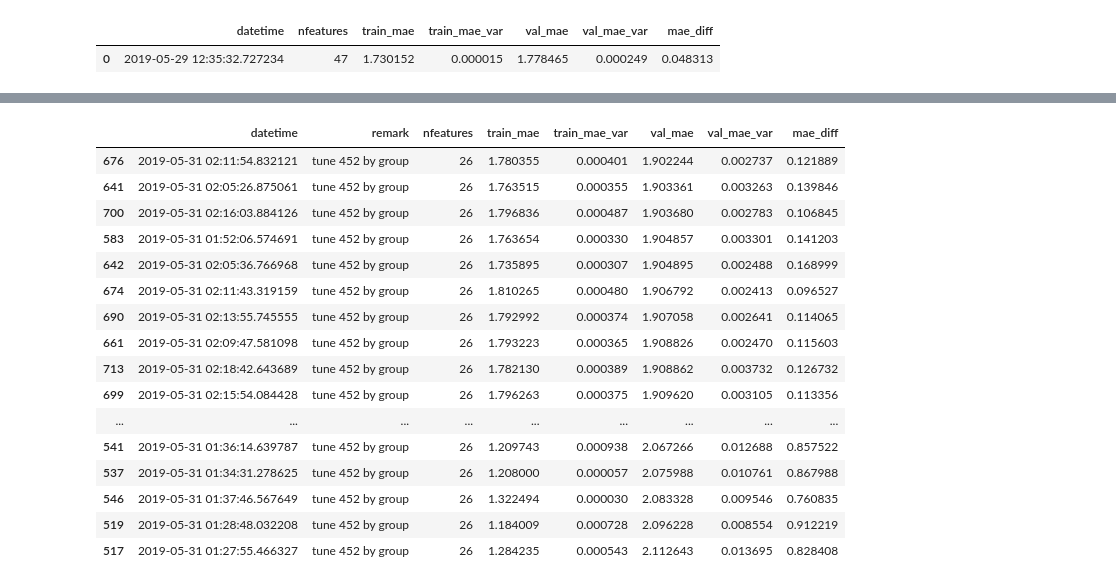
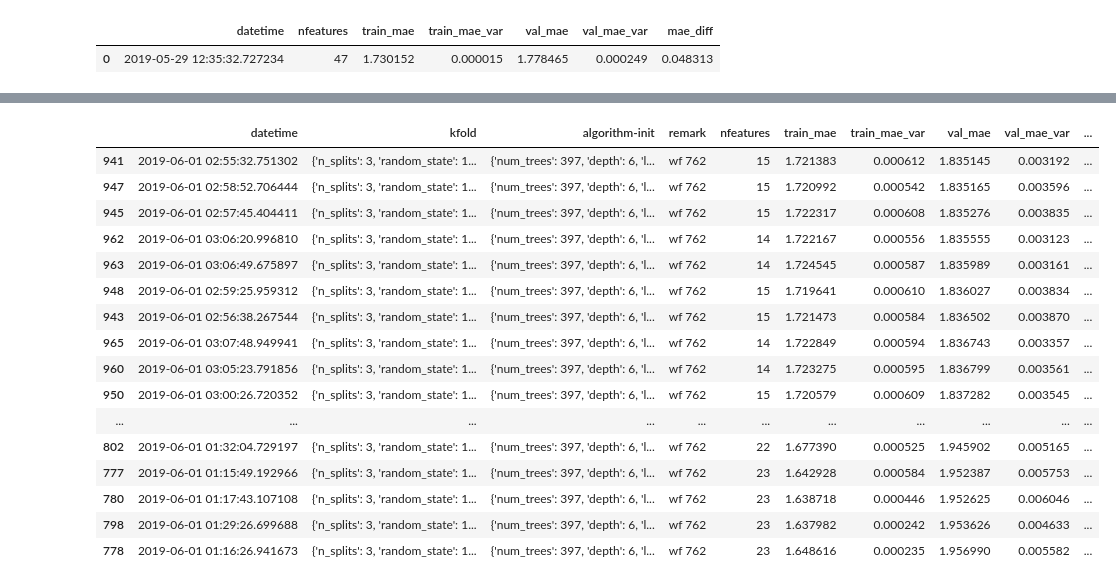
Before and after one commit to arhow/LANLEarthquakePrediction2019, a Jupyter notebook: try-spec-feats.ipynb, the cells around one changed output, grey strips where cells are left out. Cells and saved outputs as stored; diff of their text form; code cells hidden in the pictures.

```diff
--- a/try-spec-feats.ipynb
+++ b/try-spec-feats.ipynb
@@ -436,0 +638,6 @@ db_stacknet_pca_mfcc = DFDB('../trial/stacknet_pca_mfcc.pkl', auto_commit=False)
+# %%
+for trial_i in mytrial:
+    db_stacknet_pca_mfcc.insert(trial_i)
+df_trial = db_stacknet_pca_mfcc.select()
+df_trial['kfold'] = df_trial['param'].apply(lambda x: x['kfold'])
+df_trial['algorithm-init'] = df_trial['param'].apply(lambda x: x['algorithm']['init'])
@@ -539,20 +677,20 @@ db_stacknet_pca_mfcc.commit()
 # %%
-df_trial[(df_trial['remark']=='tune 452 by group')].sort_values(by=['val_mae'])[['datetime','remark', 'nfeatures', 'train_mae','train_mae_var','val_mae','val_mae_var','mae_diff']]
+df_trial[(df_trial['remark']=='wf 762')][['datetime','kfold','algorithm-init', 'remark', 'nfeatures', 'train_mae','train_mae_var','val_mae','val_mae_var','mae_diff']].sort_values(by=['val_mae'])
 # %% [output]
-|  | datetime | remark | nfeatures | train_mae | train_mae_var | val_mae | val_mae_var | mae_diff |
-| 676 | 2019-05-31 02:11:54.832121 | tune 452 by group | 26 | 1.780355 | 0.000401 | 1.902244 | 0.002737 | 0.121889 |
-| 641 | 2019-05-31 02:05:26.875061 | tune 452 by group | 26 | 1.763515 | 0.000355 | 1.903361 | 0.003263 | 0.139846 |
-| 700 | 2019-05-31 02:16:03.884126 | tune 452 by group | 26 | 1.796836 | 0.000487 | 1.903680 | 0.002783 | 0.106845 |
-| 583 | 2019-05-31 01:52:06.574691 | tune 452 by group | 26 | 1.763654 | 0.000330 | 1.904857 | 0.003301 | 0.141203 |
-| 642 | 2019-05-31 02:05:36.766968 | tune 452 by group | 26 | 1.735895 | 0.000307 | 1.904895 | 0.002488 | 0.168999 |
-| 674 | 2019-05-31 02:11:43.319159 | tune 452 by group | 26 | 1.810265 | 0.000480 | 1.906792 | 0.002413 | 0.096527 |
-| 690 | 2019-05-31 02:13:55.745555 | tune 452 by group | 26 | 1.792992 | 0.000374 | 1.907058 | 0.002641 | 0.114065 |
-| 661 | 2019-05-31 02:09:47.581098 | tune 452 by group | 26 | 1.793223 | 0.000365 | 1.908826 | 0.002470 | 0.115603 |
-| 713 | 2019-05-31 02:18:42.643689 | tune 452 by group | 26 | 1.782130 | 0.000389 | 1.908862 | 0.003732 | 0.126732 |
-| 699 | 2019-05-31 02:15:54.084428 | tune 452 by group | 26 | 1.796263 | 0.000375 | 1.909620 | 0.003105 | 0.113356 |
-| ... | ... | ... | ... | ... | ... | ... | ... | ... |
-| 541 | 2019-05-31 01:36:14.639787 | tune 452 by group | 26 | 1.209743 | 0.000938 | 2.067266 | 0.012688 | 0.857522 |
-| 537 | 2019-05-31 01:34:31.278625 | tune 452 by group | 26 | 1.208000 | 0.000057 | 2.075988 | 0.010761 | 0.867988 |
-| 546 | 2019-05-31 01:37:46.567649 | tune 452 by group | 26 | 1.322494 | 0.000030 | 2.083328 | 0.009546 | 0.760835 |
-| 519 | 2019-05-31 01:28:48.032208 | tune 452 by group | 26 | 1.184009 | 0.000728 | 2.096228 | 0.008554 | 0.912219 |
-| 517 | 2019-05-31 01:27:55.466327 | tune 452 by group | 26 | 1.284235 | 0.000543 | 2.112643 | 0.013695 | 0.828408 |
+|  | datetime | kfold | algorithm-init | remark | nfeatures | train_mae | train_mae_var | val_mae | val_mae_var | ... |
+| 941 | 2019-06-01 02:55:32.751302 | {'n_splits': 3, 'random_state': 1... | {'num_trees': 397, 'depth': 6, 'l... | wf 762 | 15 | 1.721383 | 0.000612 | 1.835145 | 0.003192 | ... |
+| 947 | 2019-06-01 02:58:52.706444 | {'n_splits': 3, 'random_state': 1... | {'num_trees': 397, 'depth': 6, 'l... | wf 762 | 15 | 1.720992 | 0.000542 | 1.835165 | 0.003596 | ... |
+| 945 | 2019-06-01 02:57:45.404411 | {'n_splits': 3, 'random_state': 1... | {'num_trees': 397, 'depth': 6, 'l... | wf 762 | 15 | 1.722317 | 0.000608 | 1.835276 | 0.003835 | ... |
+| 962 | 2019-06-01 03:06:20.996810 | {'n_splits': 3, 'random_state': 1... | {'num_trees': 397, 'depth': 6, 'l... | wf 762 | 14 | 1.722167 | 0.000556 | 1.835555 | 0.003123 | ... |
+| 963 | 2019-06-01 03:06:49.675897 | {'n_splits': 3, 'random_state': 1... | {'num_trees': 397, 'depth': 6, 'l... | wf 762 | 14 | 1.724545 | 0.000587 | 1.835989 | 0.003161 | ... |
+| 948 | 2019-06-01 02:59:25.959312 | {'n_splits': 3, 'random_state': 1... | {'num_trees': 397, 'depth': 6, 'l... | wf 762 | 15 | 1.719641 | 0.000610 | 1.836027 | 0.003834 | ... |
+| 943 | 2019-06-01 02:56:38.267544 | {'n_splits': 3, 'random_state': 1... | {'num_trees': 397, 'depth': 6, 'l... | wf 762 | 15 | 1.721473 | 0.000584 | 1.836502 | 0.003870 | ... |
+| 965 | 2019-06-01 03:07:48.949941 | {'n_splits': 3, 'random_state': 1... | {'num_trees': 397, 'depth': 6, 'l... | wf 762 | 14 | 1.722849 | 0.000594 | 1.836743 | 0.003357 | ... |
+| 960 | 2019-06-01 03:05:23.791856 | {'n_splits': 3, 'random_state': 1... | {'num_trees': 397, 'depth': 6, 'l... | wf 762 | 14 | 1.723275 | 0.000595 | 1.836799 | 0.003561 | ... |
+| 950 | 2019-06-01 03:00:26.720352 | {'n_splits': 3, 'random_state': 1... | {'num_trees': 397, 'depth': 6, 'l... | wf 762 | 15 | 1.720579 | 0.000609 | 1.837282 | 0.003545 | ... |
+| ... | ... | ... | ... | ... | ... | ... | ... | ... | ... | ... |
+| 802 | 2019-06-01 01:32:04.729197 | {'n_splits': 3, 'random_state': 1... | {'num_trees': 397, 'depth': 6, 'l... | wf 762 | 22 | 1.677390 | 0.000525 | 1.945902 | 0.005165 | ... |
+| 777 | 2019-06-01 01:15:49.192966 | {'n_splits': 3, 'random_state': 1... | {'num_trees': 397, 'depth': 6, 'l... | wf 762 | 23 | 1.642928 | 0.000584 | 1.952387 | 0.005753 | ... |
+| 780 | 2019-06-01 01:17:43.107108 | {'n_splits': 3, 'random_state': 1... | {'num_trees': 397, 'depth': 6, 'l... | wf 762 | 23 | 1.638718 | 0.000446 | 1.952625 | 0.006046 | ... |
+| 798 | 2019-06-01 01:29:26.699688 | {'n_splits': 3, 'random_state': 1... | {'num_trees': 397, 'depth': 6, 'l... | wf 762 | 23 | 1.637982 | 0.000242 | 1.953626 | 0.004633 | ... |
+| 778 | 2019-06-01 01:16:26.941673 | {'n_splits': 3, 'random_state': 1... | {'num_trees': 397, 'depth': 6, 'l... | wf 762 | 23 | 1.648616 | 0.000235 | 1.956990 | 0.005582 | ... |
```
Also changed, not shown: parts of 25 cells of this notebook, 14 other files.
